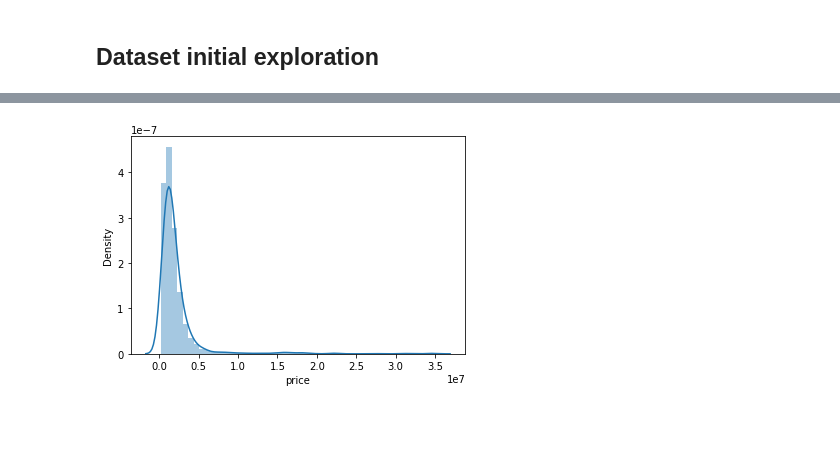
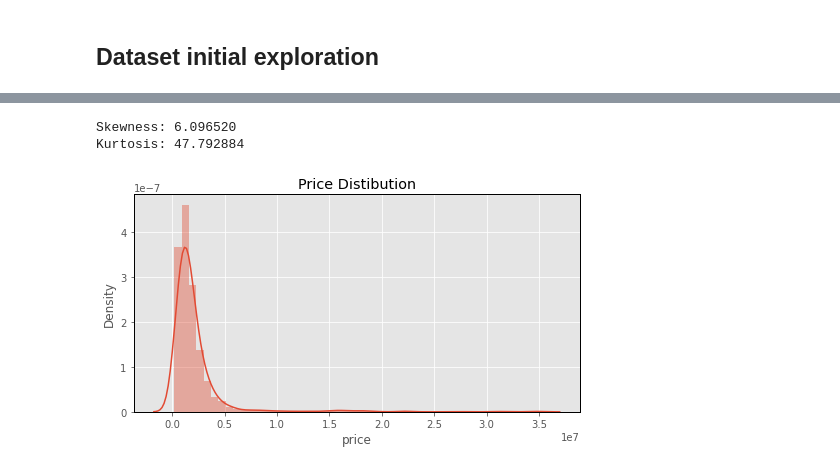
Before and after one commit to FardinAhsan146/DubaiHousingPriceDS, a Jupyter notebook: dataexploration_nb1.ipynb, the cells around one changed output, grey strips where cells are left out. Cells and saved outputs as stored; diff of their text form; code cells hidden in the pictures; blank space fills up the shorter version.

```diff
--- a/dataexploration_nb1.ipynb
+++ b/dataexploration_nb1.ipynb
@@ -62,4 +68,0 @@ df['id'].nunique()
-# %%
-# Get rid of duplicate rows
-df.drop_duplicates(inplace=True)
-df.shape
@@ -82,6 +83,12 @@ max      3.500000e+07
 Name: price, dtype: float64
-# %%
-# Distribution
-sns.distplot(df['price']);
-# %% [output]
-[figure, removed]
+# %%
+# Distribution
+sns.distplot(df['price'])
+plt.title('Price Distibution')
+
+print("Skewness: %f" % df['price'].skew())
+print("Kurtosis: %f" % df['price'].kurt())
+# %% [output]
+Skewness: 6.096520
+Kurtosis: 47.792884
+[figure, added]
```
Also changed, not shown: parts of 16 cells of this notebook, 1 other file.
